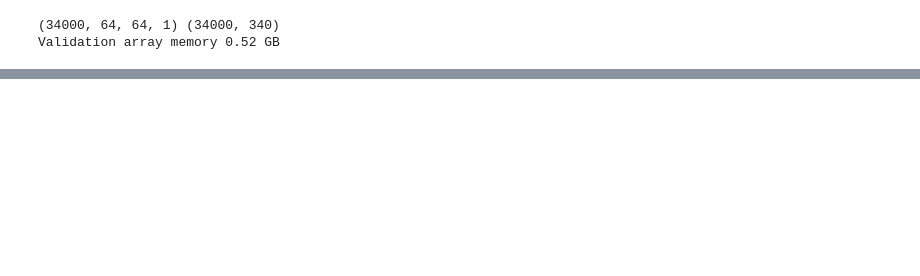
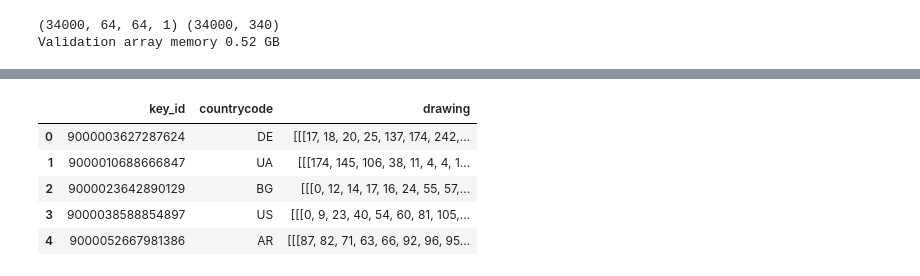
Before and after one commit to Vlad12344/Kaggle-Quick-Draw, a Jupyter notebook: MobileNet_generator.ipynb, the cells around one changed output, grey strips where cells are left out. Drawn from its saved outputs; the diff is of its cells as text; code cells hidden in the pictures; blank space fills up the shorter version.

```diff
--- a/MobileNet_generator.ipynb
+++ b/MobileNet_generator.ipynb
@@ -35,18 +42,18 @@ Drive already mounted at /content/drive/; to attempt to forcibly remount, call d
 # %%
-DP_DIR = '/content/drive/My Drive/colab/shuffle_csvs'
+DP_DIR = '/content/drive/My Drive/colab/shuffle_csvs_new'
 INPUT_DIR = '/content/drive/My Drive/colab'
 
 BASE_SIZE = 256
 NCSVS = 100
 NCATS = 340
-np.random.seed(seed=1987)
-set_random_seed(seed=1987)
+#np.random.seed(seed=1)
+#set_random_seed(seed=1)
 
 def f2cat(filename: str) -> str:
     return filename.split('.')[0]
 
-def list_all_categories():
-    files = np.load(INPUT_DIR)
+def list_all_categories(DIR):
+    files = np.load(DIR)
     return sorted([f2cat(f) for f in files], key=str.lower)
 # %%
 def apk(actual, predicted, k=3):
@@ -199,0 +201,13 @@ Text(0.5,0,'epoch')
+# %%
+test = pd.read_csv(os.path.join(DP_DIR, 'test_simple', 'test_simplified.csv'))
+test.head()
+x_test = df_to_image_array_xd(test, size)
+print(test.shape, x_test.shape)
+print('Test array memory {:.2f} GB'.format(x_test.nbytes / 1024.**3 ))
+# %% [output]
+|  | key_id | countrycode | drawing |
+| 0 | 9000003627287624 | DE | [[[17, 18, 20, 25, 137, 174, 242,... |
+| 1 | 9000010688666847 | UA | [[[174, 145, 106, 38, 11, 4, 4, 1... |
+| 2 | 9000023642890129 | BG | [[[0, 12, 14, 17, 16, 24, 55, 57,... |
+| 3 | 9000038588854897 | US | [[[0, 9, 23, 40, 54, 60, 81, 105,... |
+| 4 | 9000052667981386 | AR | [[[87, 82, 71, 63, 66, 92, 96, 95... |
```
Also changed, not shown: parts of 15 cells of this notebook.
